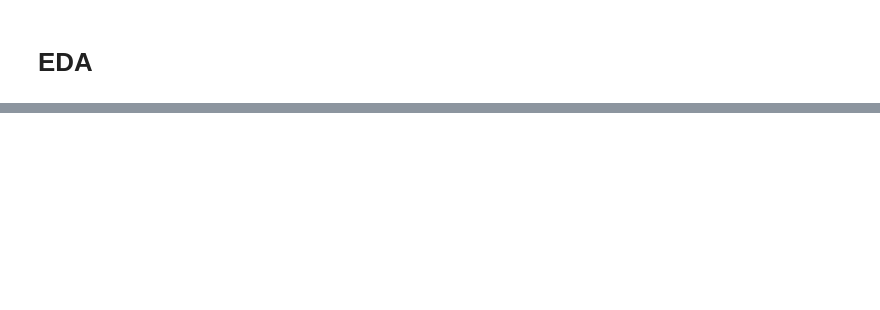
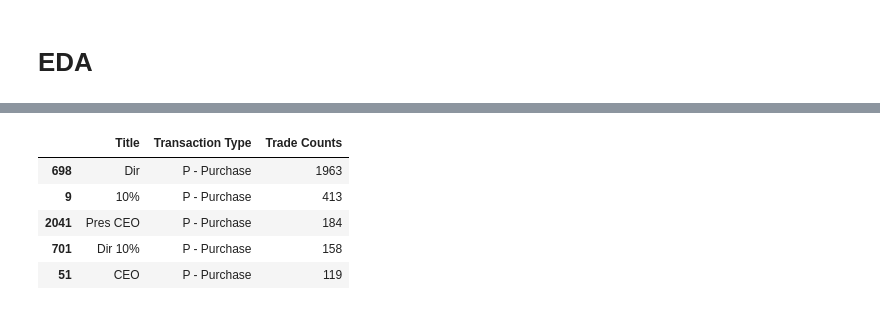
Before and after one commit to CassieCcL/Insider-trades, a Jupyter notebook: Insider-trades.ipynb, the cells around one changed output, grey strips where cells are left out. Saved outputs shown, nothing was run; the diff lists cells and outputs as text; code cells hidden in the pictures; blank space fills up the shorter version.

```diff
--- a/Insider-trades.ipynb
+++ b/Insider-trades.ipynb
@@ -76,0 +87,10 @@ insider_type.head(10)
+# %%
+insider_purchase = insider_type[insider_type["Transaction Type"]=="P - Purchase"]
+insider_purchase.head()
+# %% [output]
+|  | Title | Transaction Type | Trade Counts |
+| 698 | Dir | P - Purchase | 1963 |
+| 9 | 10% | P - Purchase | 413 |
+| 2041 | Pres CEO | P - Purchase | 184 |
+| 701 | Dir 10% | P - Purchase | 158 |
+| 51 | CEO | P - Purchase | 119 |
```
Also changed, not shown: parts of 7 cells of this notebook.
